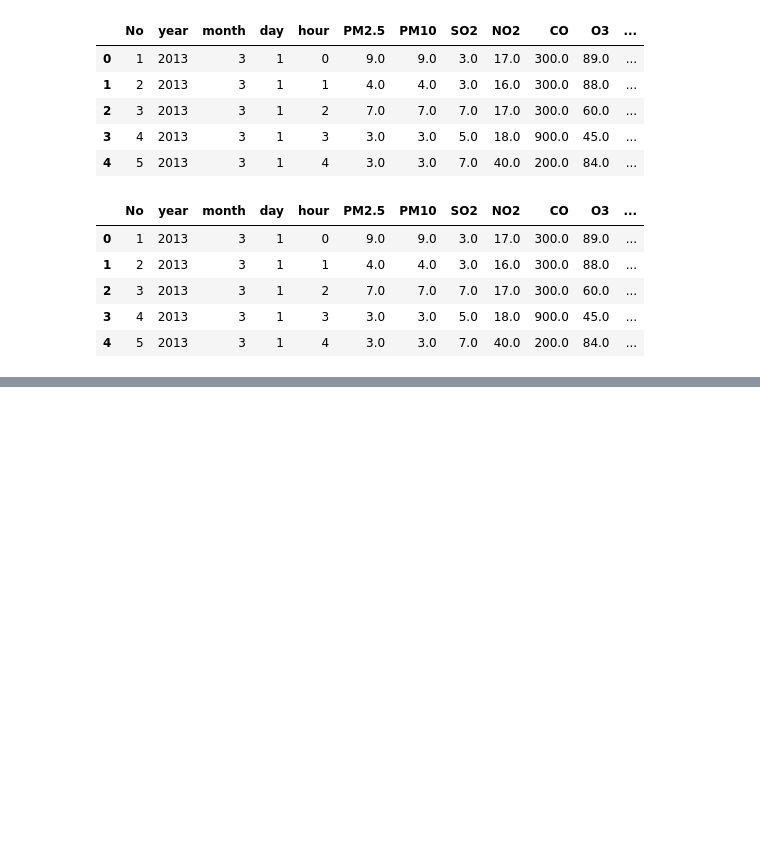
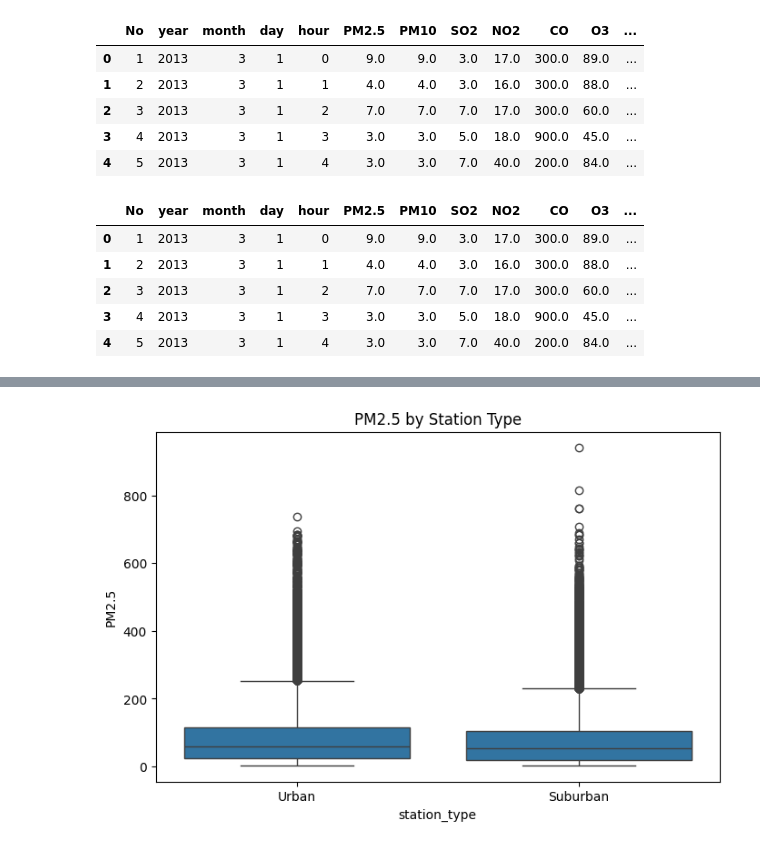
Before and after one commit to StanleyArinze/st20338478_CMP7005-PRAC1, a Jupyter notebook: CMP7005.ipynb, the cells around one changed output, grey strips where cells are left out. Cells and saved outputs as stored; diff of their text form; code cells hidden in the pictures; blank space fills up the shorter version.

```diff
--- a/CMP7005.ipynb
+++ b/CMP7005.ipynb
@@ -277,0 +367,14 @@ air_df.head()
+# %%
+plt.figure(figsize=(8,5))
+
+sns.boxplot(
+    x="station_type",
+    y="PM2.5",
+    data=air_df
+)
+
+plt.title("PM2.5 by Station Type")
+
+plt.show()
+# %% [output]
+[figure, added]
```
Also changed, not shown: parts of 8 cells of this notebook.
